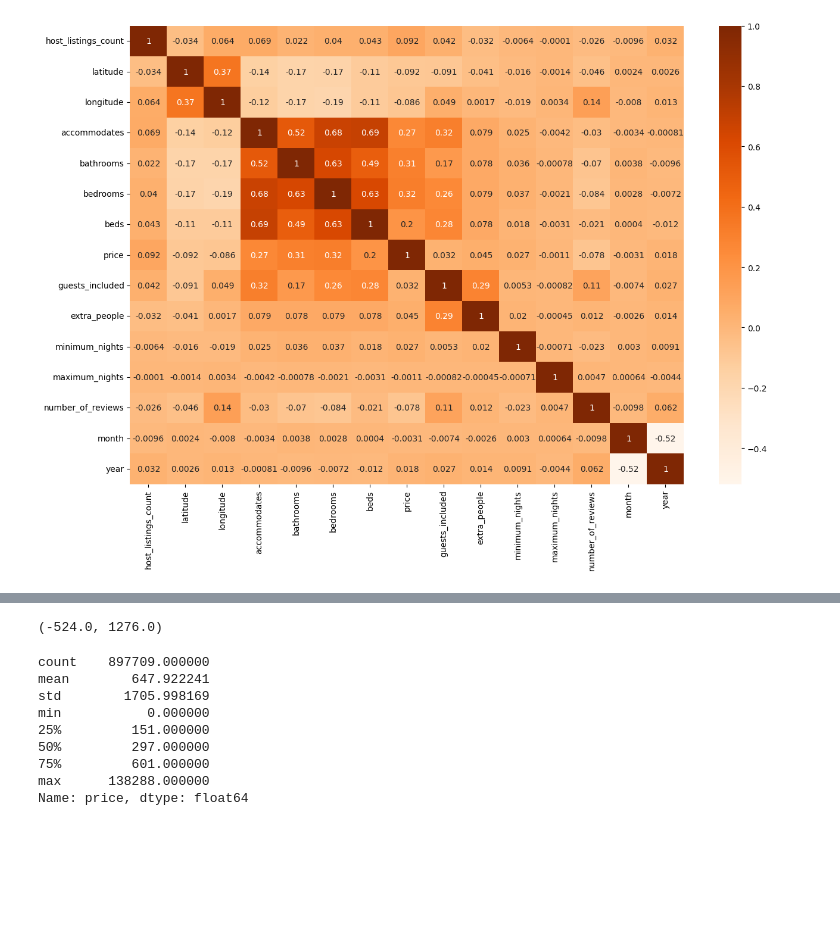
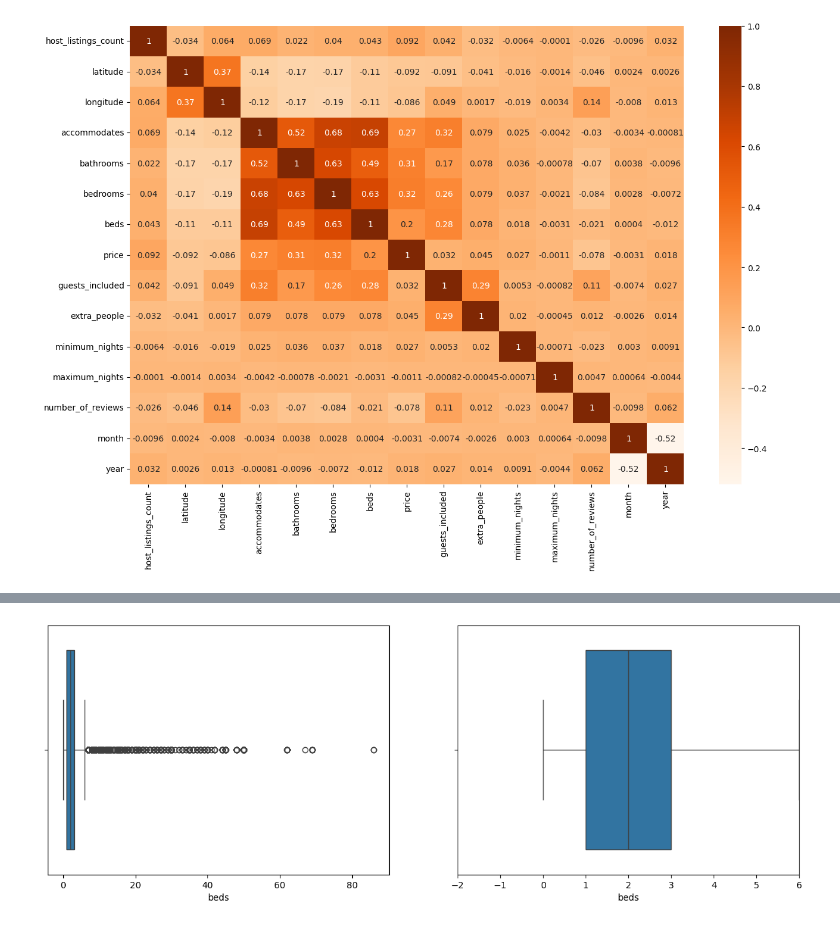
Before and after one commit to Giodzz/Data-Science-Project, a Jupyter notebook: main.ipynb, the cells around one changed output, grey strips where cells are left out. Drawn from its saved outputs; the diff is of its cells as text; code cells hidden in the pictures; blank space fills up the shorter version.

Commit message:
função para criar boxplot

```diff
--- a/main.ipynb
+++ b/main.ipynb
@@ -259,17 +280,16 @@ def limites(coluna):
     ls = q3 + 1.5*amplitude
 
     return (li, ls)
+
+
+# função para plotar o boxplot
+def boxplot(coluna):
+    fig, (ax1, ax2) = plt.subplots(1, 2)  # ax1 é o eixo do primeiro gráfico, ax2 do segundo gráfico
+    fig.set_size_inches(15, 5)
+    sns.boxplot(x=coluna, ax=ax1)
+    ax2.set_xlim(limites(coluna))
+    sns.boxplot(x=coluna, ax=ax2)
-# %%
-print(limites(base_airbnb['price']))
-base_airbnb['price'].describe()
-# %% [output]
-(-524.0, 1276.0)
-count    897709.000000
-mean        647.922241
-std        1705.998169
-min           0.000000
-25%         151.000000
-50%         297.000000
-75%         601.000000
-max      138288.000000
-Name: price, dtype: float64
+# %%
+boxplot(base_airbnb['beds'])
+# %% [output]
+[figure, added]
```
Also changed, not shown: parts of 2 cells of this notebook.
